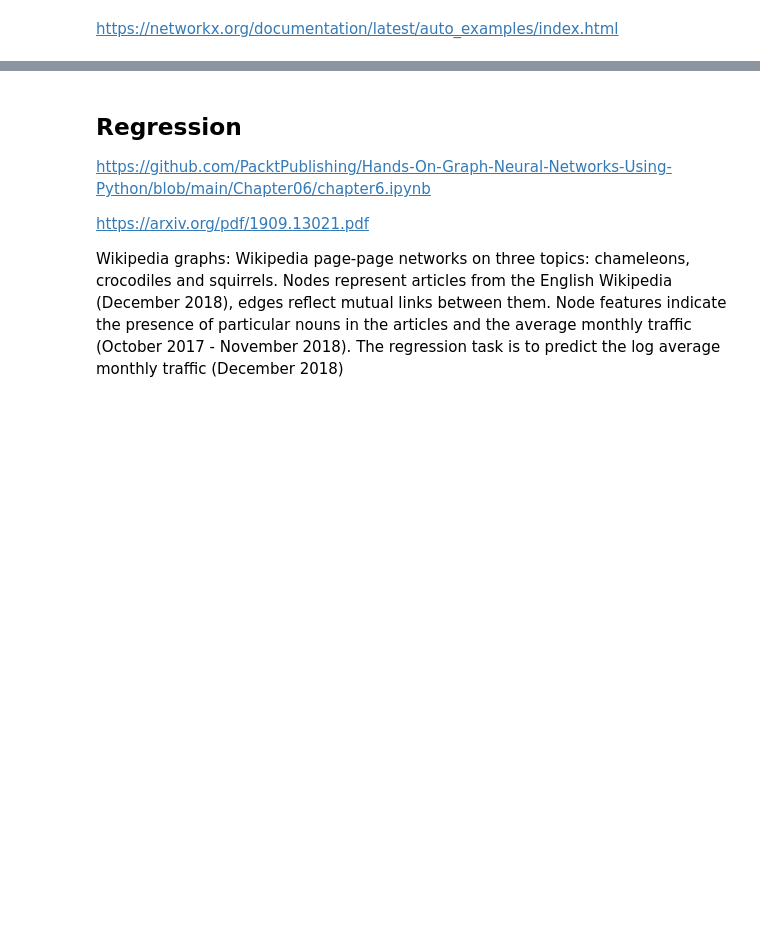
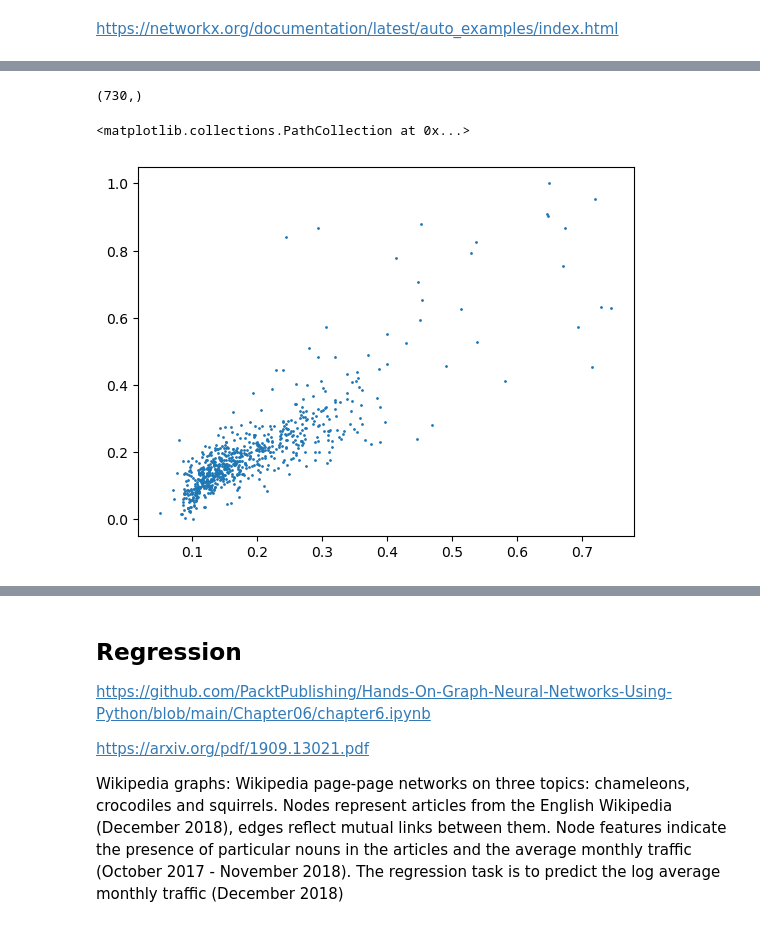
Before and after one commit to interTwin-eu/hython, a Jupyter notebook: hython/routing/gnn.ipynb, the cells around one changed output, grey strips where cells are left out. Cells and saved outputs as stored; diff of their text form; code cells hidden in the pictures; blank space fills up the shorter version.

```diff
--- a/hython/routing/gnn.ipynb
+++ b/hython/routing/gnn.ipynb
@@ -302,0 +409,3 @@ GCN(
+# %%
+# Train
+gcn.fit(rgraph, epochs=2000)
@@ -303,8 +430,5 @@ GCN(
 # %%
-# Train
-gcn.fit(data, epochs=100)
-
 # Test
-acc = gcn.test(data)
+acc = gcn.test(rgraph)
 print(f'\nGCN test accuracy: {acc*100:.2f}%\n')
 # %% [output]
@@ -318,0 +436,13 @@ GCN test accuracy: 79.70%
+# %%
+result = gcn(rgraph.x,rgraph.edge_index)
+# %%
+ypred = result.detach().numpy().squeeze()
+y = rgraph.y.numpy().squeeze()
+y.shape
+# %% [output]
+(730,)
+# %%
+plt.scatter(ypred,y, s = 1)
+# %% [output]
+<matplotlib.collections.PathCollection at 0x...>
+[figure, added]
```
Also changed, not shown: parts of 48 cells of this notebook, 7 other files.
